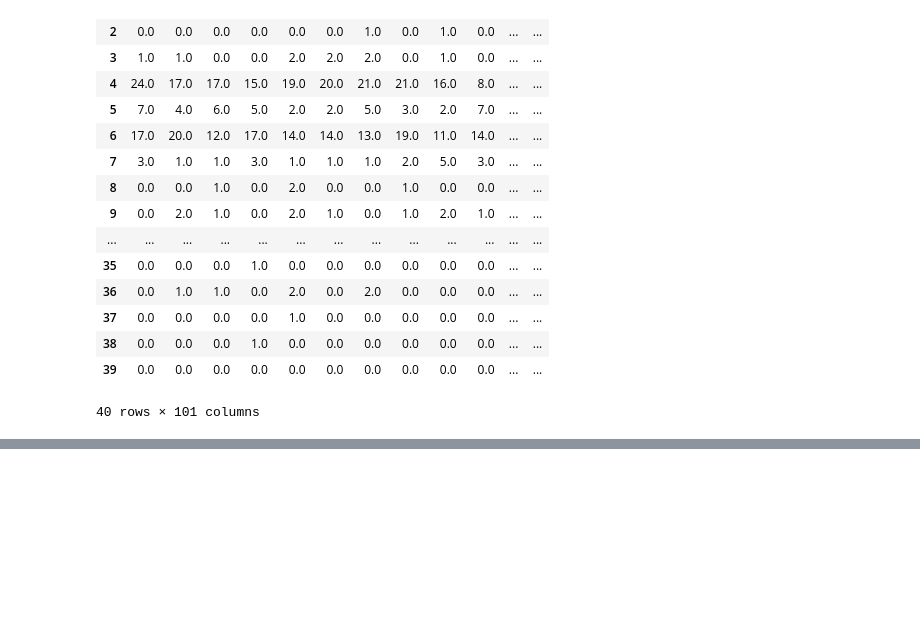
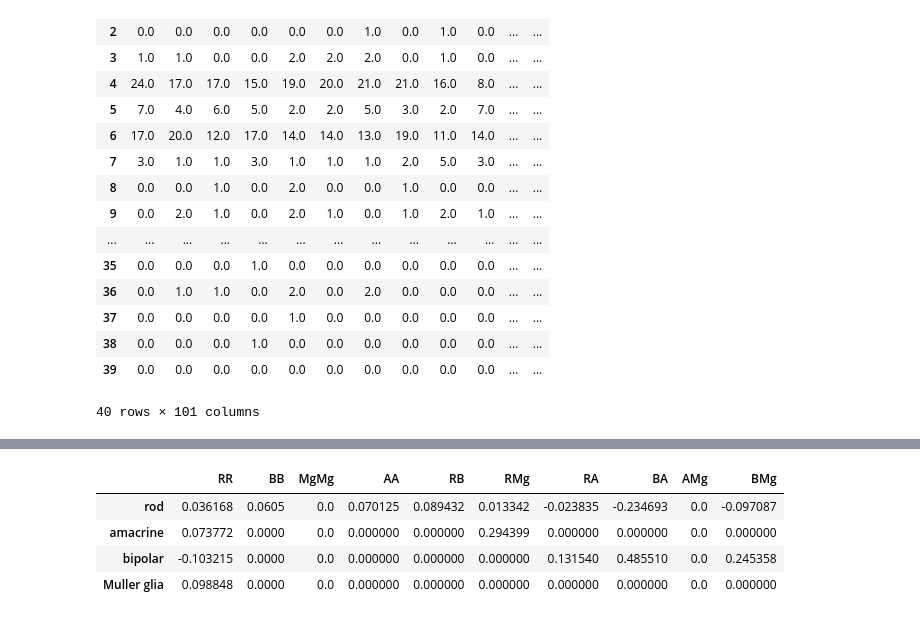
Before and after one commit to tranmartin45/elowitz, a Jupyter notebook: sandbox/triplet_motif_analysis_mi.ipynb, the cells around one changed output, grey strips where cells are left out. Cells and saved outputs as stored; diff of their text form; code cells hidden in the pictures; blank space fills up the shorter version.

```diff
--- a/sandbox/triplet_motif_analysis_mi.ipynb
+++ b/sandbox/triplet_motif_analysis_mi.ipynb
@@ -372,0 +400,15 @@ MI_df
+# %%
+data = {'rod': matrix_outgroup_doublet_npmi[0],
+        'amacrine': matrix_outgroup_doublet_npmi[1],
+        'bipolar': matrix_outgroup_doublet_npmi[2],
+        'Muller glia': matrix_outgroup_doublet_npmi[3],
+       }
+
+df_outgroup_doublet_npmi = pd.DataFrame(data).rename(index={0:'RR', 1:'BB', 2:'MgMg', 3:'AA', 4:'RB', 5:'RMg', 6:'RA', 7:'BA', 8:'AMg', 9:'BMg',}).transpose()
+df_outgroup_doublet_npmi
+# %% [output]
+|  | RR | BB | MgMg | AA | RB | RMg | RA | BA | AMg | BMg |
+| rod | 0.036168 | 0.0605 | 0.0 | 0.070125 | 0.089432 | 0.013342 | -0.023835 | -0.234693 | 0.0 | -0.097087 |
+| amacrine | 0.073772 | 0.0000 | 0.0 | 0.000000 | 0.000000 | 0.294399 | 0.000000 | 0.000000 | 0.0 | 0.000000 |
+| bipolar | -0.103215 | 0.0000 | 0.0 | 0.000000 | 0.000000 | 0.000000 | 0.131540 | 0.485510 | 0.0 | 0.245358 |
+| Muller glia | 0.098848 | 0.0000 | 0.0 | 0.000000 | 0.000000 | 0.000000 | 0.000000 | 0.000000 | 0.0 | 0.000000 |
```
Also changed, not shown: parts of 23 cells of this notebook.
